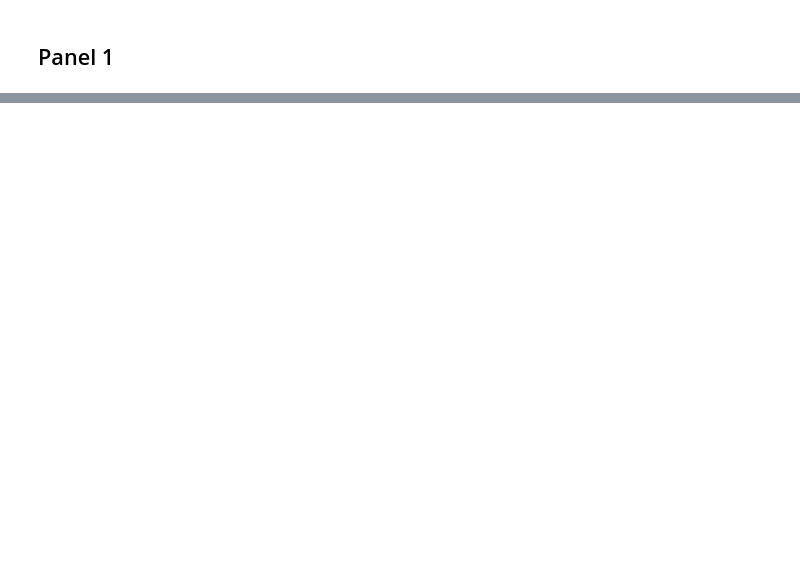
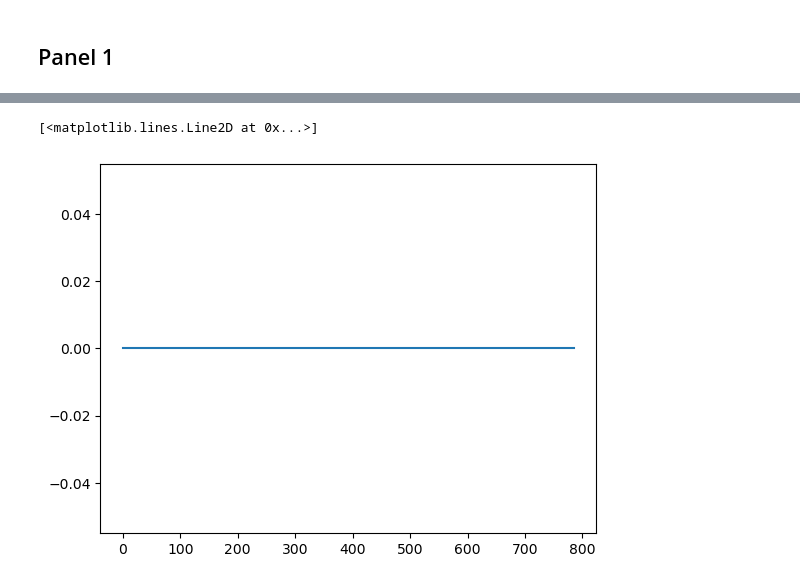
Before and after one commit to shivChitinous/bite-tracks, a Jupyter notebook: Figures.ipynb, the cells around one changed output, grey strips where cells are left out. Drawn from its saved outputs; the diff is of its cells as text; code cells hidden in the pictures; blank space fills up the shorter version.

```diff
--- a/Figures.ipynb
+++ b/Figures.ipynb
@@ -459,0 +588,5 @@ ani.save(plot_folder + f"panel_{videoIdx}_playback_{playbackspeed}x.mp4", fps=n/
+# %%
+plt.plot(bt.zoom_str_mot(corrDf, zoomInterval=T/10))
+# %% [output]
+[<matplotlib.lines.Line2D at 0x...>]
+[figure, added]
```
Also changed, not shown: parts of 31 cells of this notebook, 24 other files.
